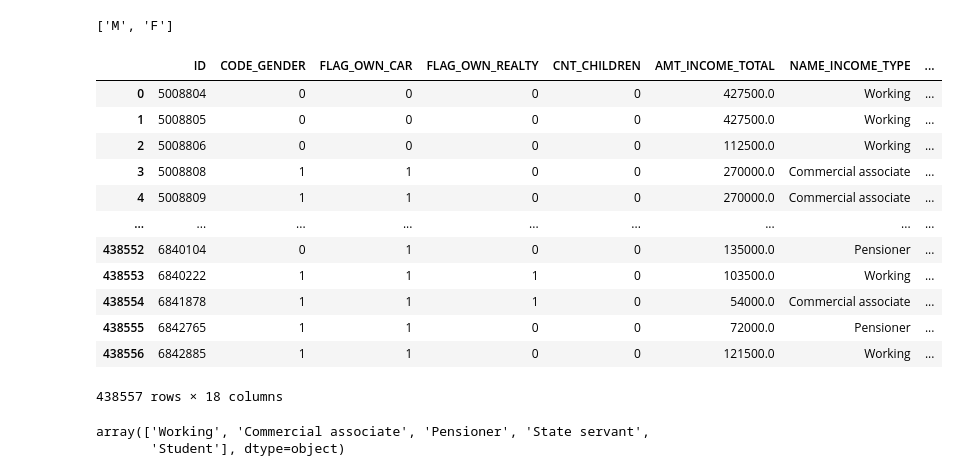
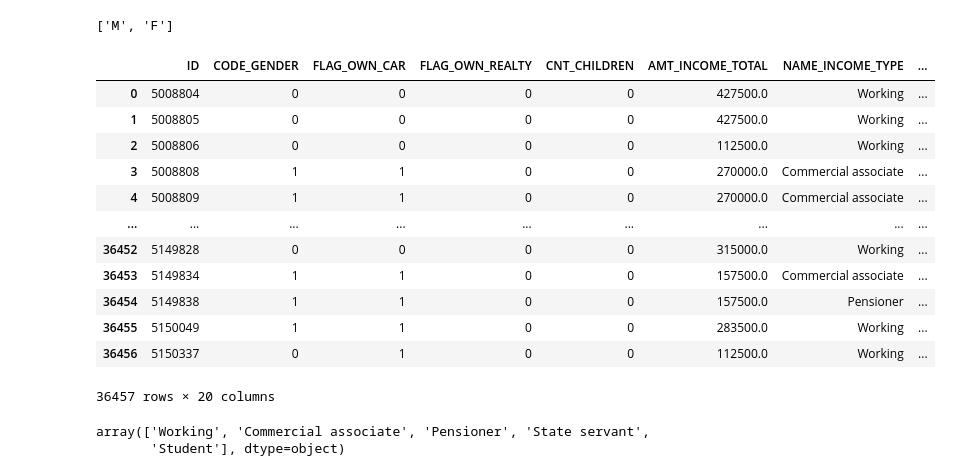
Before and after one commit to kirteshpatel98/Credit-Card-Default, a Jupyter notebook: tentative_code.ipynb, the cells around one changed output. Cells and saved outputs as stored; diff of their text form; code cells hidden in the pictures.

```diff
--- a/tentative_code.ipynb
+++ b/tentative_code.ipynb
@@ -29,21 +107,21 @@ list(user_data['CODE_GENDER'].unique())
 from function_file import change_to_bi # execute this code, if not installed : !pip install ipynb
 # from ipynb.fs.full.function_file import change_to_bi
 # %%
-change_to_bi(user_data,'CODE_GENDER')
-change_to_bi(user_data,'FLAG_OWN_CAR')
-change_to_bi(user_data,'FLAG_OWN_REALTY')
+change_to_bi(record,'CODE_GENDER')
+change_to_bi(record,'FLAG_OWN_CAR')
+change_to_bi(record,'FLAG_OWN_REALTY')
 # %% [output]
 |  | ID | CODE_GENDER | FLAG_OWN_CAR | FLAG_OWN_REALTY | CNT_CHILDREN | AMT_INCOME_TOTAL | NAME_INCOME_TYPE | ... |
 | 0 | 5008804 | 0 | 0 | 0 | 0 | 427500.0 | Working | ... |
 | 1 | 5008805 | 0 | 0 | 0 | 0 | 427500.0 | Working | ... |
 | 2 | 5008806 | 0 | 0 | 0 | 0 | 112500.0 | Working | ... |
 | 3 | 5008808 | 1 | 1 | 0 | 0 | 270000.0 | Commercial associate | ... |
 | 4 | 5008809 | 1 | 1 | 0 | 0 | 270000.0 | Commercial associate | ... |
 | ... | ... | ... | ... | ... | ... | ... | ... | ... |
-| 438552 | 6840104 | 0 | 1 | 0 | 0 | 135000.0 | Pensioner | ... |
-| 438553 | 6840222 | 1 | 1 | 1 | 0 | 103500.0 | Working | ... |
-| 438554 | 6841878 | 1 | 1 | 1 | 0 | 54000.0 | Commercial associate | ... |
-| 438555 | 6842765 | 1 | 1 | 0 | 0 | 72000.0 | Pensioner | ... |
-| 438556 | 6842885 | 1 | 1 | 0 | 0 | 121500.0 | Working | ... |
+| 36452 | 5149828 | 0 | 0 | 0 | 0 | 315000.0 | Working | ... |
+| 36453 | 5149834 | 1 | 1 | 0 | 0 | 157500.0 | Commercial associate | ... |
+| 36454 | 5149838 | 1 | 1 | 0 | 0 | 157500.0 | Pensioner | ... |
+| 36455 | 5150049 | 1 | 1 | 0 | 0 | 283500.0 | Working | ... |
+| 36456 | 5150337 | 0 | 1 | 0 | 0 | 112500.0 | Working | ... |
-438557 rows × 18 columns
+36457 rows × 20 columns
 # %%
```
Also changed, not shown: parts of 33 cells of this notebook.
